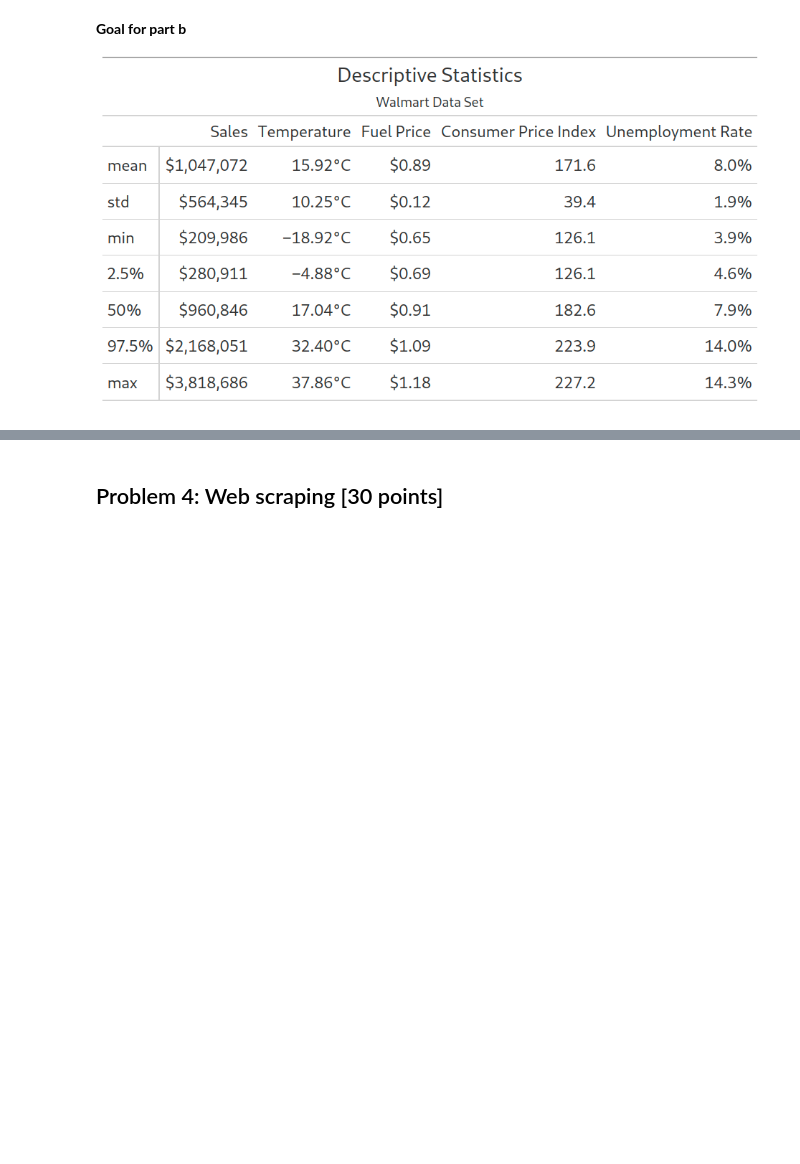
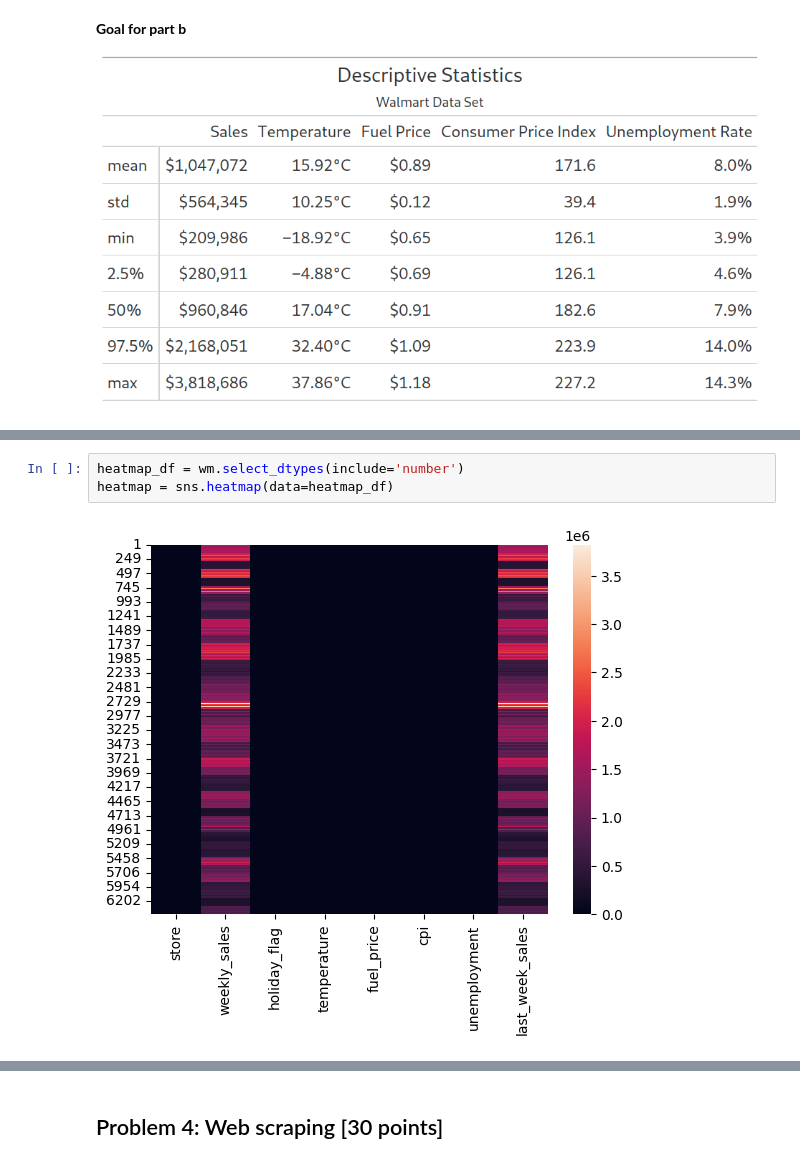
Before and after one commit to Segtanof/pyfin, a Jupyter notebook: FIN687_Exam_Siu_1907098.ipynb, the cells around one changed output, grey strips where cells are left out. Cells and saved outputs as stored; diff of their text form; blank space fills up the shorter version.

```diff
--- a/FIN687_Exam_Siu_1907098.ipynb
+++ b/FIN687_Exam_Siu_1907098.ipynb
@@ -355,0 +450,5 @@ gt_table
+# %%
+heatmap_df = wm.select_dtypes(include='number')
+heatmap = sns.heatmap(data=heatmap_df)
+# %% [output]
+[figure, added]
```
Also changed, not shown: parts of 27 cells of this notebook, 1 other file.
